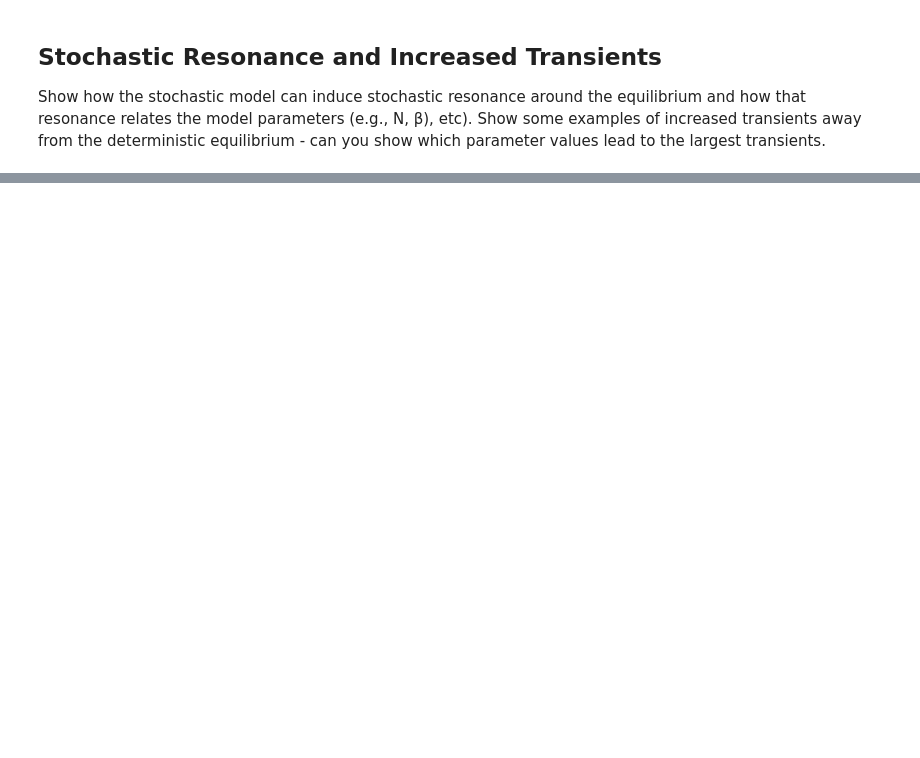
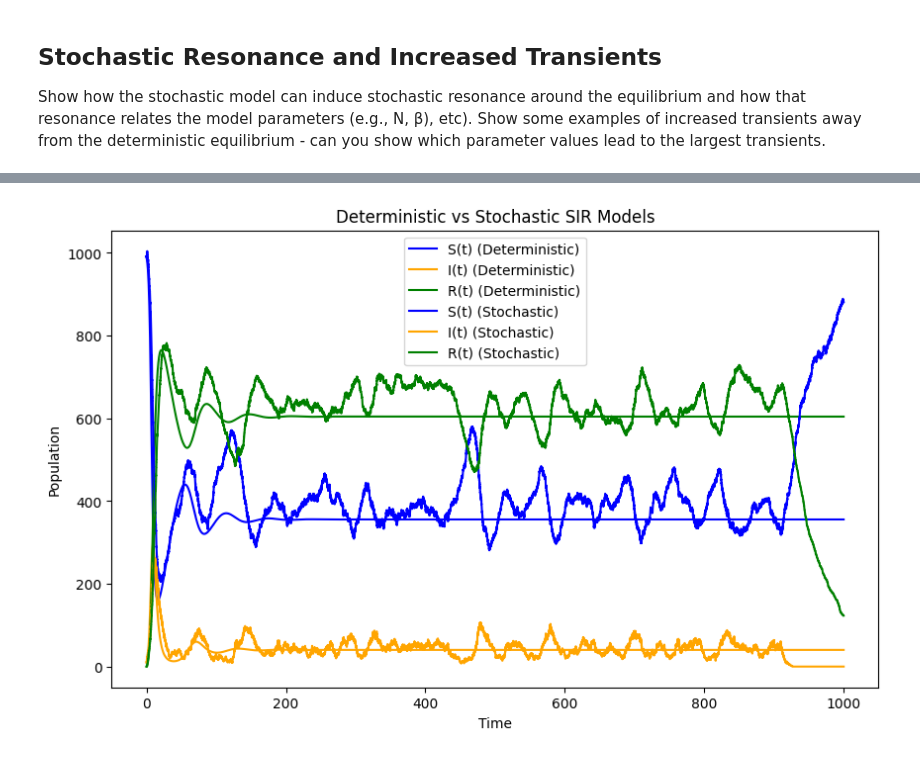
Before and after one commit to NitaiNijholt/CLSassignment2, a Jupyter notebook: assingnment_K.ipynb, the cells around one changed output, grey strips where cells are left out. Drawn from its saved outputs; the diff is of its cells as text; code cells hidden in the pictures; blank space fills up the shorter version.

```diff
--- a/assingnment_K.ipynb
+++ b/assingnment_K.ipynb
@@ -355,0 +395,37 @@ for beta in beta_values:
+# %%
+N_init = 1000
+I_init = 10
+R_init = 0
+tend = 1000
+R0 = 3
+gamma = 0.3
+mu = 0.02
+noise_intensity = 0.4
+# %%
+# Deterministic model
+interp_t = np.linspace(0, tend, 1000)
+y_ode = odeint(sir, [N_init - I_init - R_init, I_init, R_init], interp_t, args=(R0 * gamma, gamma, mu))
+
+# Stochastic model
+result_stochastic = Gillespies_with_R0_and_population_stochastic_resonance(N_init, I_init, R_init, tend, R0, gamma, mu, noise_intensity)
+
+# Plotting
+plt.figure(figsize=(10, 6))
+
+# Plot deterministic model
+plt.plot(interp_t, y_ode[:, 0], label='S(t) (Deterministic)', color='blue')
+plt.plot(interp_t, y_ode[:, 1], label='I(t) (Deterministic)', color='orange')
+plt.plot(interp_t, y_ode[:, 2], label='R(t) (Deterministic)', color='green')
+
+# Plot stochastic model
+plt.plot(result_stochastic[3][0], result_stochastic[0][0], label='S(t) (Stochastic)', color='blue')
+plt.plot(result_stochastic[3][0], result_stochastic[1][0], label='I(t) (Stochastic)', color='orange')
+plt.plot(result_stochastic[3][0], result_stochastic[2][0], label='R(t) (Stochastic)', color='green')
+
+plt.title('Deterministic vs Stochastic SIR Models')
+plt.xlabel('Time')
+plt.ylabel('Population')
+plt.legend()
+plt.show()
+# %% [output]
+[figure, added]
```
Also changed, not shown: parts of 21 cells of this notebook, 3 other files.
